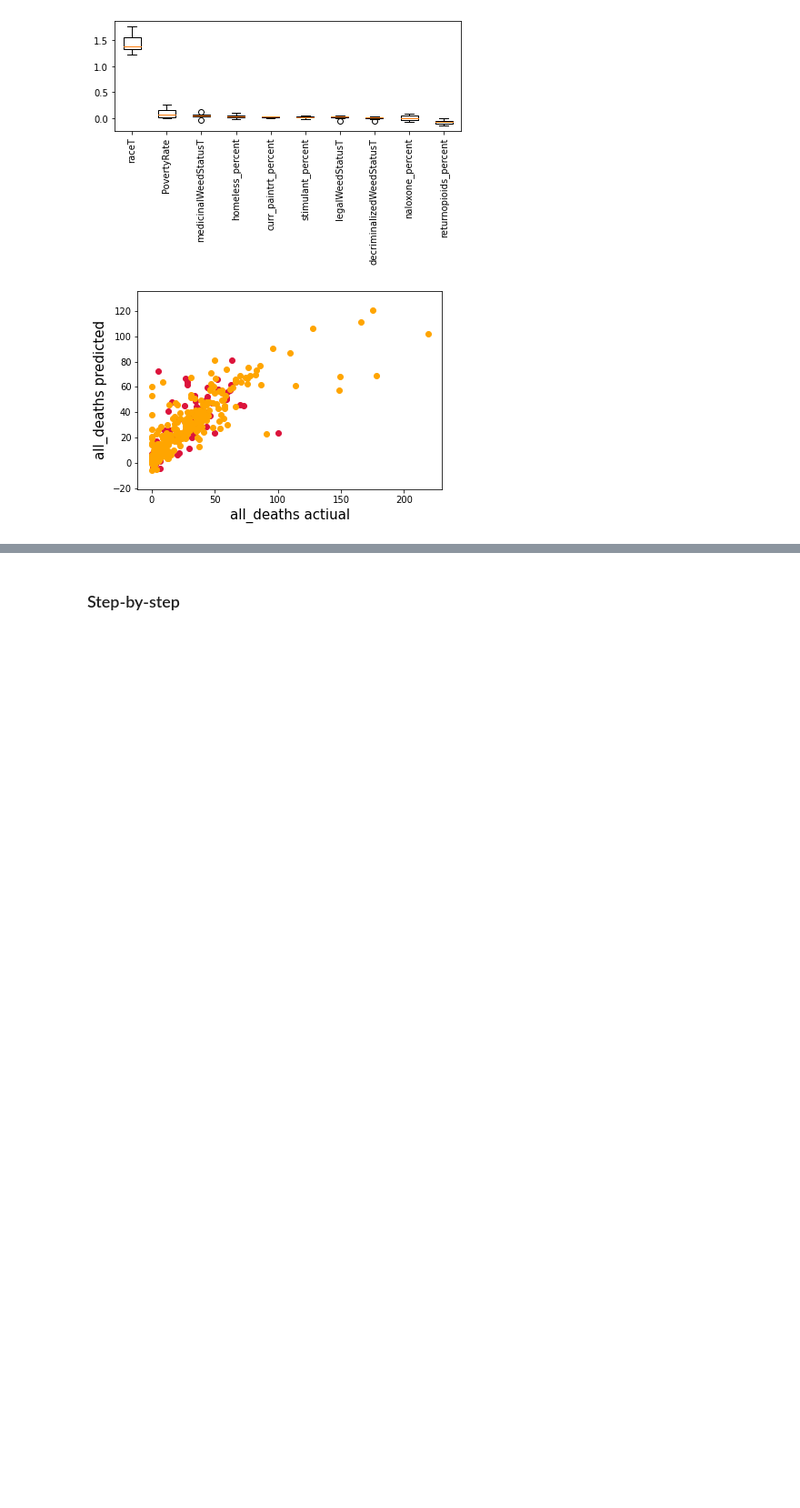
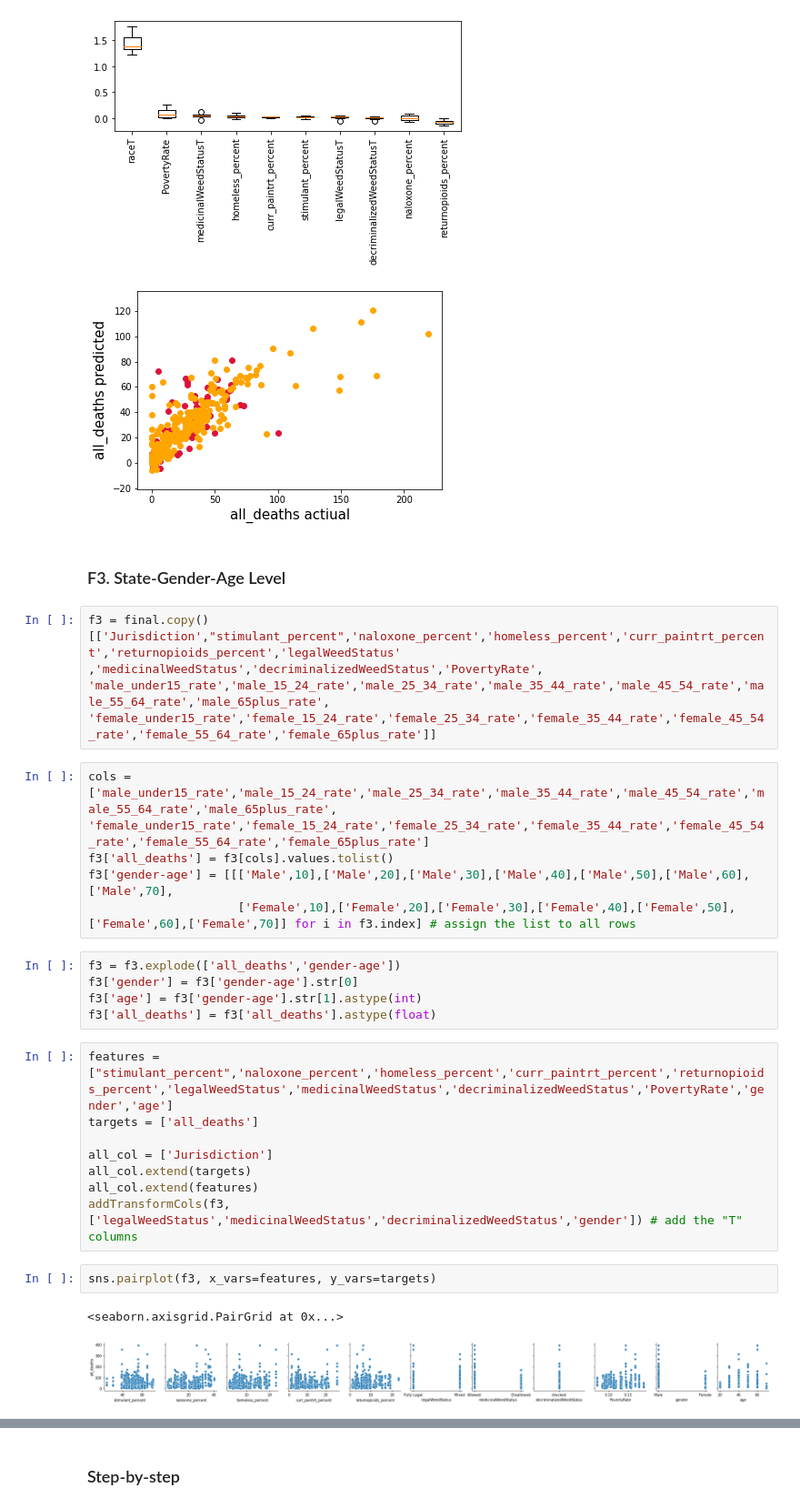
Before and after one commit to darrentweng/ModelTheFuture23, a Jupyter notebook: Model_the_Future_Overdose.ipynb, the cells around one changed output, grey strips where cells are left out. Shown at 91% size. Saved outputs shown, nothing was run; the diff lists cells and outputs as text; blank space fills up the shorter version.

Commit message:
gender and age based

```diff
--- a/Model_the_Future_Overdose.ipynb
+++ b/Model_the_Future_Overdose.ipynb
@@ -279,3 +277,34 @@ MAE train: 9.399071694316465 MAE test: 9.751184096191055
 Train score 0.6860799139133136, Test score 0.47793839983819375
 [figure]
 [figure]
+# %% [markdown]
+### F3. State-Gender-Age Level
+# %%
+f3 = final.copy()[['Jurisdiction',"stimulant_percent",'naloxone_percent','homeless_percent','curr_paintrt_percent','returnopioids_percent','legalWeedStatus'
+,'medicinalWeedStatus','decriminalizedWeedStatus','PovertyRate',
+'male_under15_rate','male_15_24_rate','male_25_34_rate','male_35_44_rate','male_45_54_rate','male_55_64_rate','male_65plus_rate',
+'female_under15_rate','female_15_24_rate','female_25_34_rate','female_35_44_rate','female_45_54_rate','female_55_64_rate','female_65plus_rate']]
+# %%
+cols = ['male_under15_rate','male_15_24_rate','male_25_34_rate','male_35_44_rate','male_45_54_rate','male_55_64_rate','male_65plus_rate',
+'female_under15_rate','female_15_24_rate','female_25_34_rate','female_35_44_rate','female_45_54_rate','female_55_64_rate','female_65plus_rate']
+f3['all_deaths'] = f3[cols].values.tolist()
+f3['gender-age'] = [[['Male',10],['Male',20],['Male',30],['Male',40],['Male',50],['Male',60],['Male',70],
+                     ['Female',10],['Female',20],['Female',30],['Female',40],['Female',50],['Female',60],['Female',70]] for i in f3.index] # assign the list to all rows
+# %%
+f3 = f3.explode(['all_deaths','gender-age'])
+f3['gender'] = f3['gender-age'].str[0]
+f3['age'] = f3['gender-age'].str[1].astype(int)
+f3['all_deaths'] = f3['all_deaths'].astype(float)
+# %%
+features = ["stimulant_percent",'naloxone_percent','homeless_percent','curr_paintrt_percent','returnopioids_percent','legalWeedStatus','medicinalWeedStatus','decriminalizedWeedStatus','PovertyRate','gender','age']
+targets = ['all_deaths']
+
+all_col = ['Jurisdiction']
+all_col.extend(targets)
+all_col.extend(features)
+addTransformCols(f3,['legalWeedStatus','medicinalWeedStatus','decriminalizedWeedStatus','gender']) # add the "T" columns
+# %%
+sns.pairplot(f3, x_vars=features, y_vars=targets)
+# %% [output]
+<seaborn.axisgrid.PairGrid at 0x...>
+[figure, added]
```
Also changed, not shown: parts of 4 cells of this notebook.
